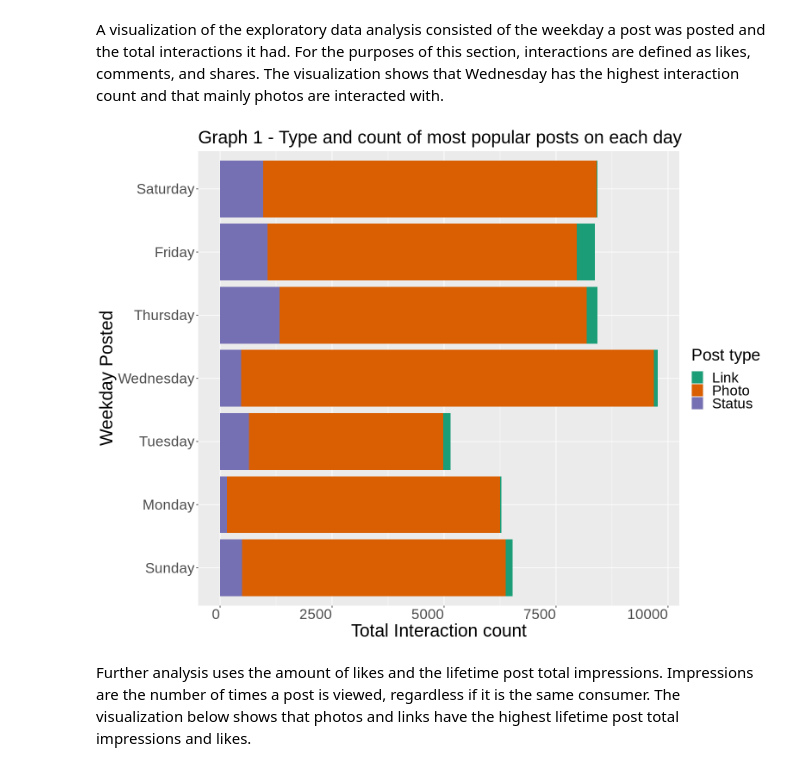
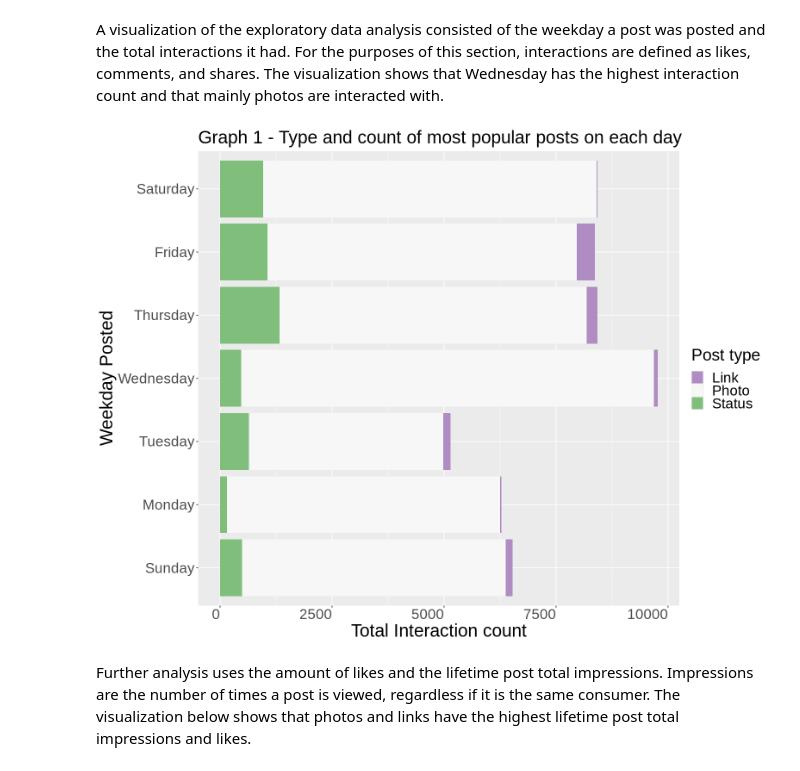
Before and after one commit to L-amat/project_proposal, a Jupyter notebook: Group_project_report - Lyns.ipynb, the cells around one changed output. Drawn from its saved outputs; the diff is of its cells as text; code cells hidden in the pictures.

Commit message:
Changed Graph Colors

```diff
--- a/Group_project_report - Lyns.ipynb
+++ b/Group_project_report - Lyns.ipynb
@@ -105,35 +123,35 @@ A visualization of the exploratory data analysis consisted of the weekday a post
 # %%
 options(repr.plot.height = 10, repr.plot.width = 13)
 
 most_interactions <- fb_data_eda %>%                                      #plot of interactions and post type vs day
     arrange(desc(Post.Weekday)) %>%
     ggplot(aes(x = Post.Weekday,
                  y = Total.Interactions,
                  fill = Type)) +
     geom_bar(stat = "identity") +                                         #graph titles
     xlab("Weekday Posted") +
     ylab("Total Interaction count") +
     labs(fill = "Post type") +
     ggtitle("Graph 1 - Type and count of most popular posts on each day") +
     theme(axis.text = element_text(size = 20,                             #font sizes
                                     hjust = 1),
          plot.title = element_text(size = 25),
          axis.title = element_text(size = 25),
          legend.text = element_text(size = 20),
          legend.title = element_text(size = 23)) +
-            scale_fill_brewer(palette = 'Dark2') +
+            scale_fill_brewer(palette = 'PRGn') +
  scale_x_discrete(limits=c("1", "2", "3", "4", "5", "6", "7"),            #Changes originally x-axis labels from numeric to their respective days.
                   labels=c("1" = "Sunday",
                            "2" = "Monday",
                            "3" = "Tuesday",
                            "4" = "Wednesday",
                            "5" = "Thursday",
                            "6" = "Friday",
                            "7" = "Saturday" )) +
     coord_flip()
 most_interactions
 # %% [output]
-[figure, old version]
+[figure, new version]
 # %%
 options(repr.plot.height = 10, repr.plot.width = 13)
 
```
Also changed, not shown: parts of 3 cells of this notebook.
